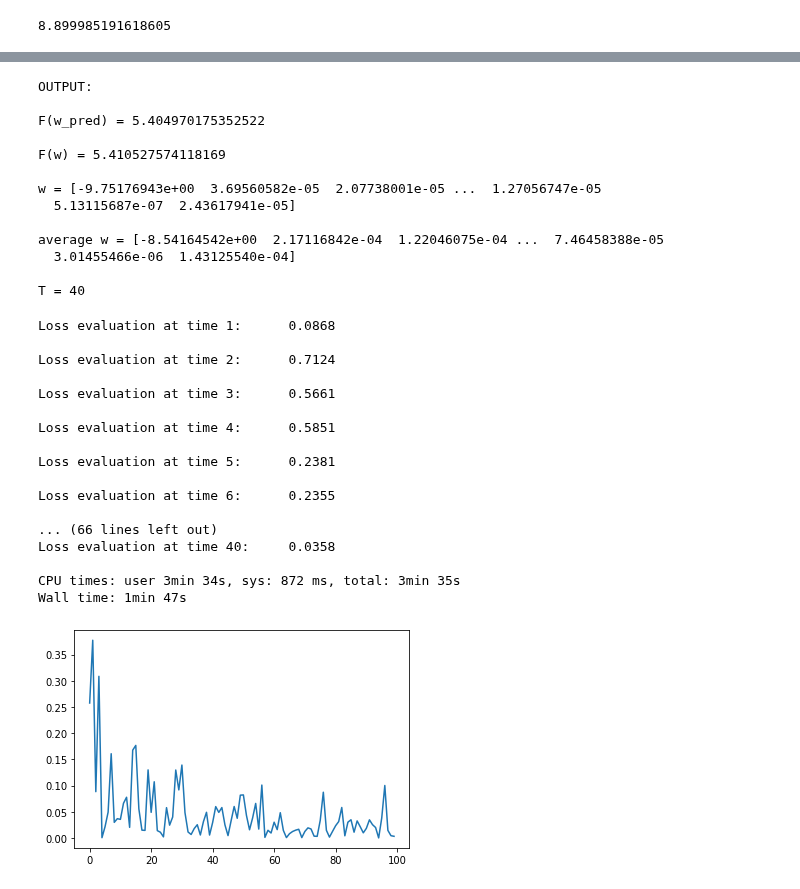
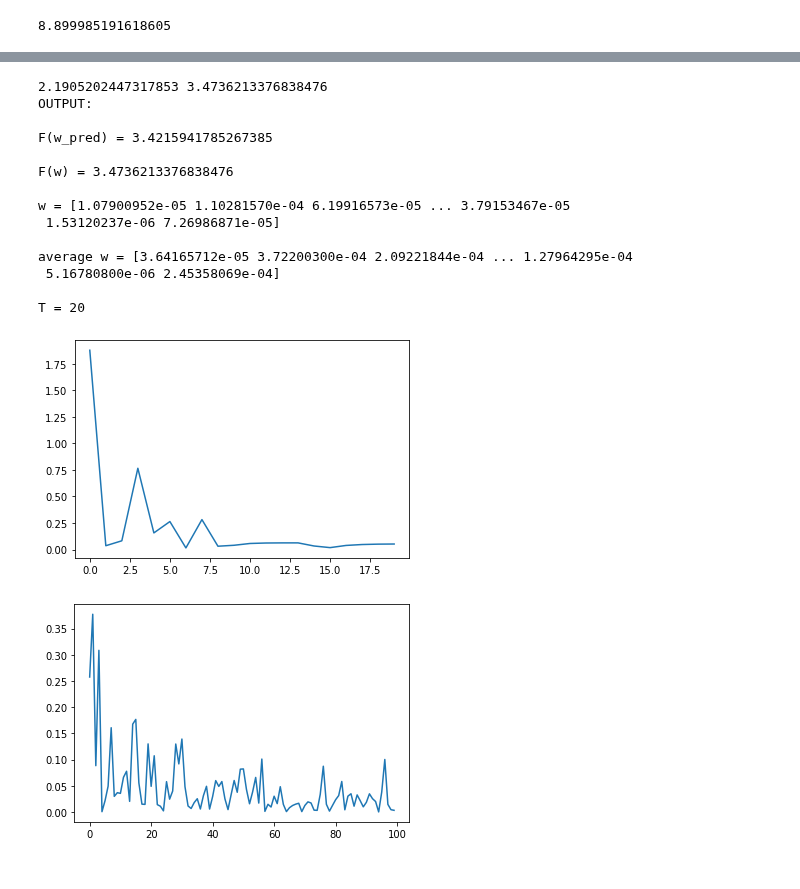
Before and after one commit to liacov/OPTproj, a Jupyter notebook: notebooks/CoxRegression.ipynb, the cells around one changed output, grey strips where cells are left out. Cells and saved outputs as stored; diff of their text form; code cells hidden in the pictures.

```diff
--- a/notebooks/CoxRegression.ipynb
+++ b/notebooks/CoxRegression.ipynb
@@ -349,0 +349,3 @@ print(F(w0), F(w))
+# %%
+%%time
+fpred, f, w, mean, t, loss = stochasticZFW(F, d, w0, method = "IRDSA", r=10, T=20, eps=1e-6)
@@ -350,40 +355,24 @@ print(F(w0), F(w))
 # %%
+print(F(w0), F(w))
 print(f'OUTPUT:\n\nF(w_pred) = {fpred}\n\nF(w) = {f}\n\nw = {w}\n\naverage w = {mean}\n\nT = {t}')
+plt.plot(loss)
+plt.show()
 # %% [output]
+2.1905202447317853 3.4736213376838476
 OUTPUT:
 
-F(w_pred) = 5.404970175352522
+F(w_pred) = 3.4215941785267385
 
-F(w) = 5.410527574118169
+F(w) = 3.4736213376838476
 
-w = [-9.75176943e+00  3.69560582e-05  2.07738001e-05 ...  1.27056747e-05
-  5.13115687e-07  2.43617941e-05]
+w = [1.07900952e-05 1.10281570e-04 6.19916573e-05 ... 3.79153467e-05
+ 1.53120237e-06 7.26986871e-05]
 
-average w = [-8.54164542e+00  2.17116842e-04  1.22046075e-04 ...  7.46458388e-05
-  3.01455466e-06  1.43125540e-04]
+average w = [3.64165712e-05 3.72200300e-04 2.09221844e-04 ... 1.27964295e-04
+ 5.16780800e-06 2.45358069e-04]
 
-T = 40
+T = 20
+[figure, added]
-# %%
-%%time
-fpred, f, w, mean, t, loss = stochasticZFW(F, d, w0, method = "RDSA", r=10, T=40, eps=1e-3)
-# %% [output]
-Loss evaluation at time 1:      0.0868
-
-Loss evaluation at time 2:      0.7124
-
-Loss evaluation at time 3:      0.5661
-
-Loss evaluation at time 4:      0.5851
-
-Loss evaluation at time 5:      0.2381
-
-Loss evaluation at time 6:      0.2355
-
-... (66 lines left out)
-Loss evaluation at time 40:     0.0358
-
-CPU times: user 3min 34s, sys: 872 ms, total: 3min 35s
-Wall time: 1min 47s
 # %%
 import numpy as np
 import matplotlib.pyplot as plt
```
Also changed, not shown: parts of 13 cells of this notebook, 7 other files.
